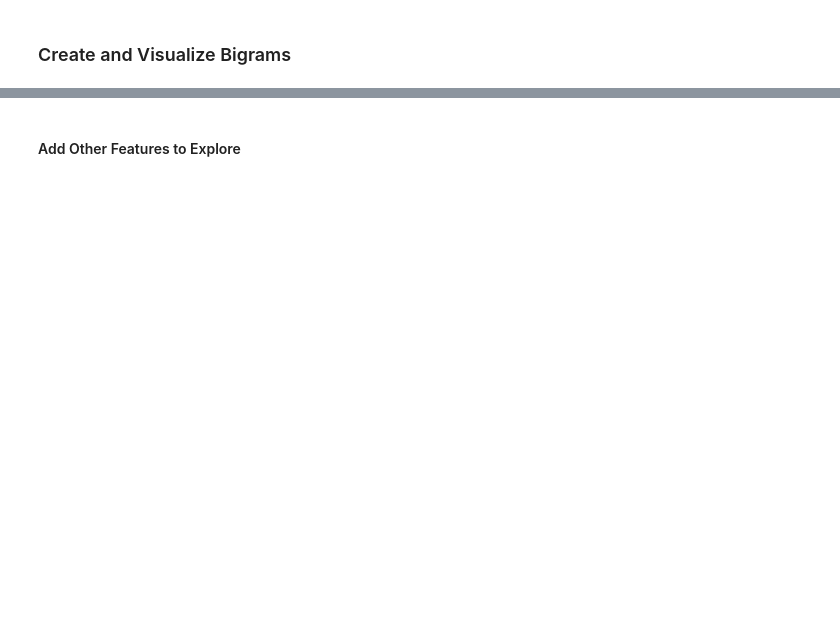
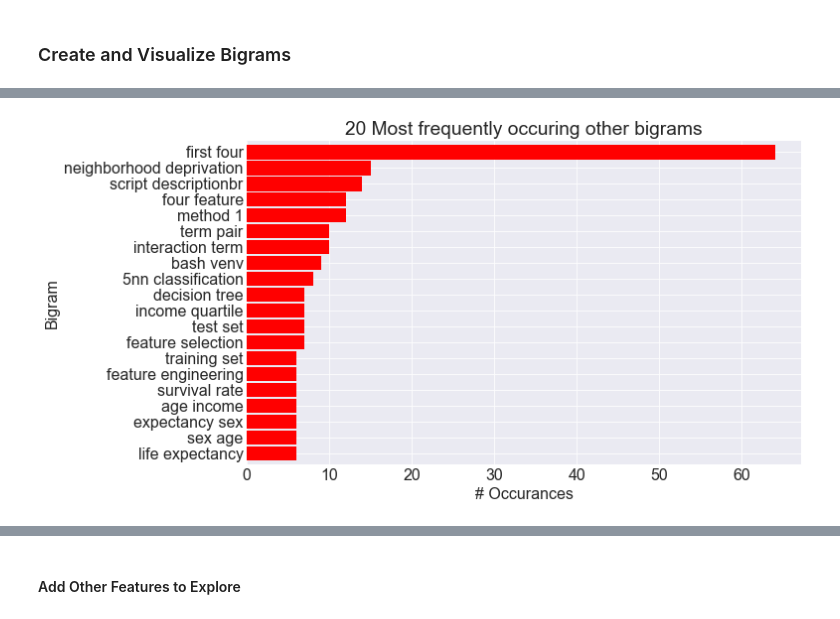
Before and after one commit to Two-Guys-and-a-Gal/NLP-Project, a Jupyter notebook: rivera_work.ipynb, the cells around one changed output, grey strips where cells are left out. Saved outputs shown, nothing was run; the diff lists cells and outputs as text; code cells hidden in the pictures; blank space fills up the shorter version.

```diff
--- a/rivera_work.ipynb
+++ b/rivera_work.ipynb
@@ -181,16 +379,18 @@ top_20_html_bigrams.head()
 # %%
 ## Plot Top 20 Other
 
-top_20_other_bigrams.sort_values().plot.barh(color='pink', width=.9, figsize=(10, 6))
+top_20_other_bigrams.sort_values().plot.barh(color='red', width=.9, figsize=(10, 6))
 
 plt.title('20 Most frequently occuring other bigrams')
 plt.ylabel('Bigram')
 plt.xlabel('# Occurances')
 
 # make the labels pretty
 ticks, _ = plt.yticks()
 labels = top_20_other_bigrams.reset_index()['index'].apply(lambda t: t[0] + ' ' + t[1])
 _ = plt.yticks(ticks, labels)
+# %% [output]
+[figure, added]
 # %%
 ## Create a wordcloud
 data = {k[0] + ' ' + k[1]: v for k, v in top_20_other_bigrams.to_dict().items()}
```
Also changed, not shown: parts of 35 cells of this notebook.
